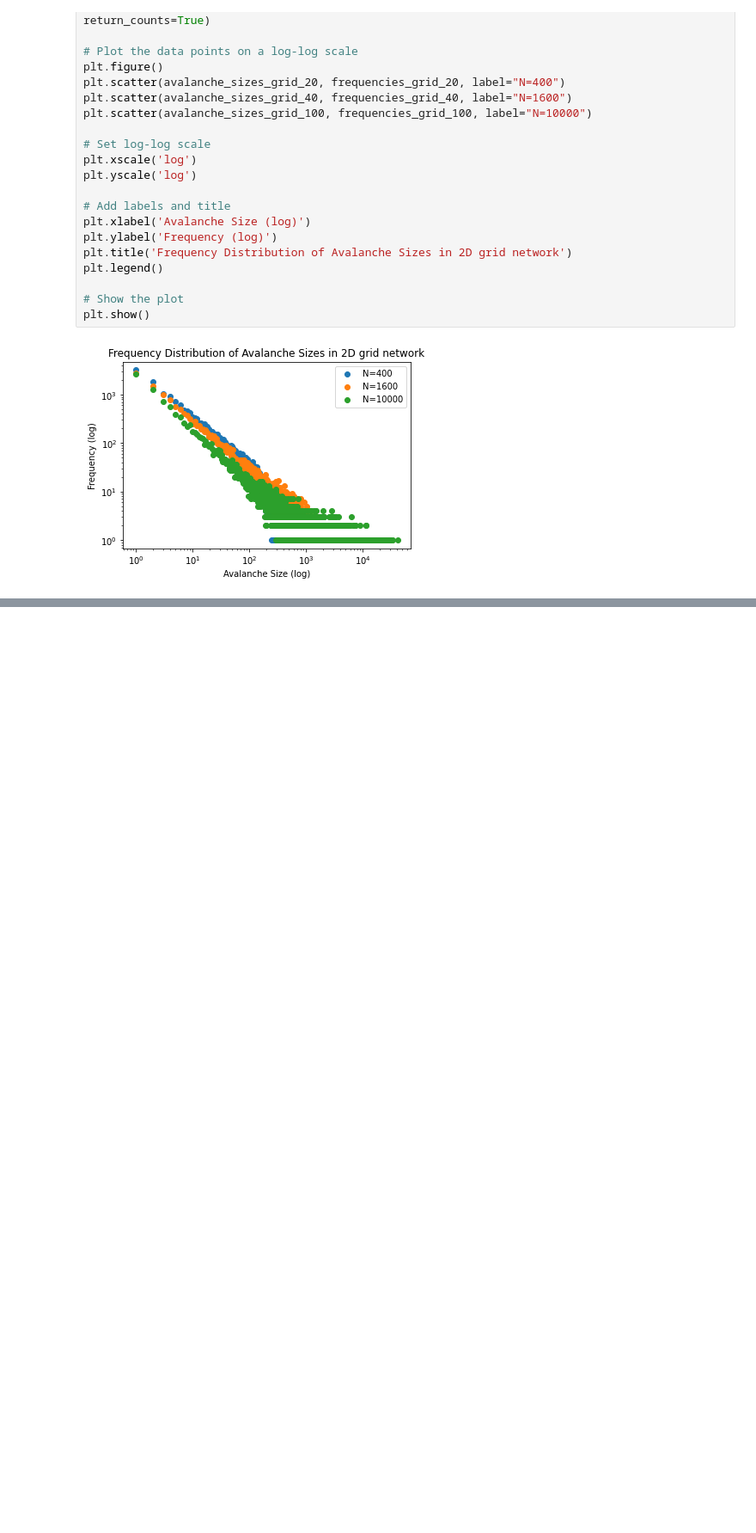
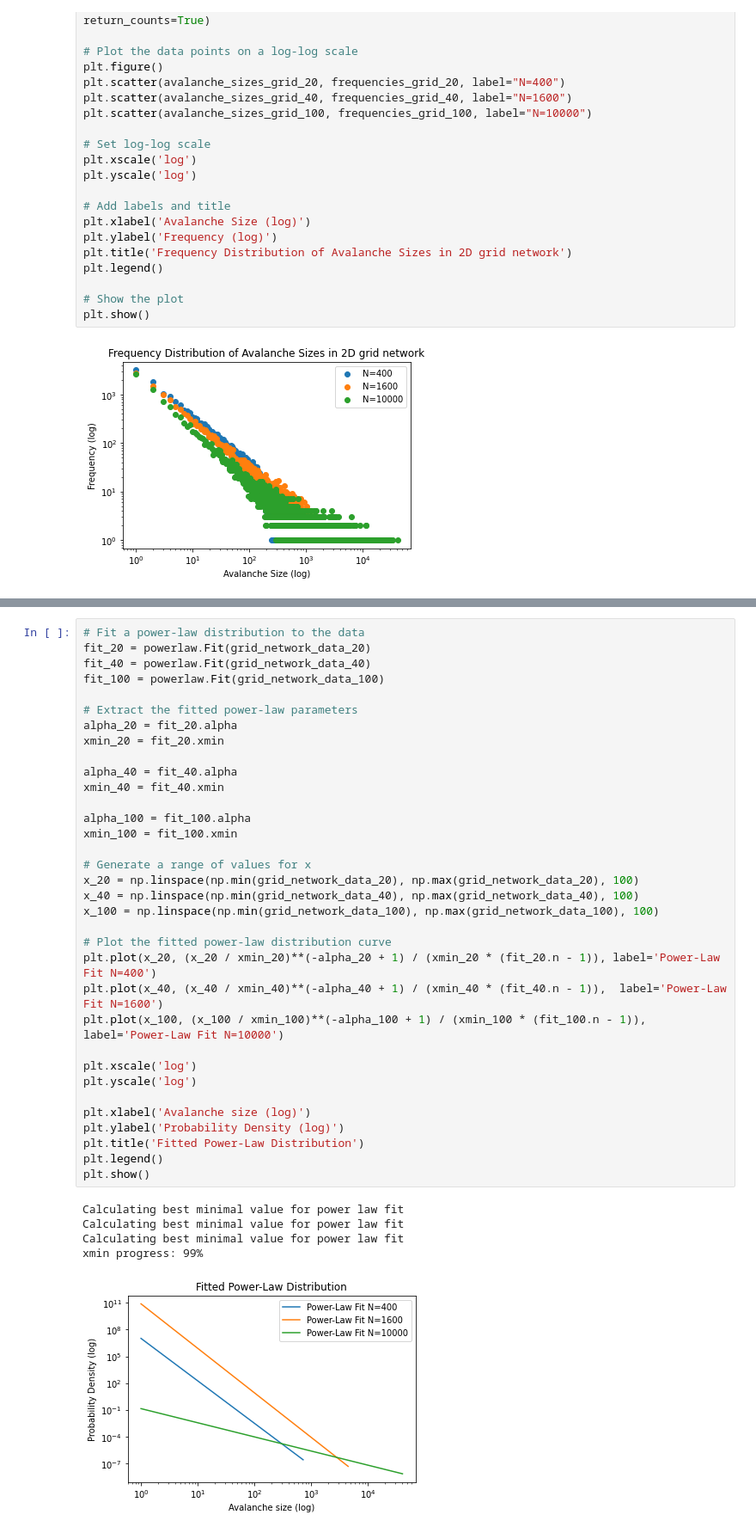
Before and after one commit to rkoevoets/complex-system-simulation, a Jupyter notebook: 2d grid network.ipynb, the cells around one changed output, grey strips where cells are left out. Shown: that part at 86% size. Saved outputs shown, nothing was run; the diff lists cells and outputs as text; blank space fills up the shorter version.

```diff
--- a/2d grid network.ipynb
+++ b/2d grid network.ipynb
@@ -100,0 +138,40 @@ plt.show()
+# %%
+# Fit a power-law distribution to the data
+fit_20 = powerlaw.Fit(grid_network_data_20)
+fit_40 = powerlaw.Fit(grid_network_data_40)
+fit_100 = powerlaw.Fit(grid_network_data_100)
+
+# Extract the fitted power-law parameters
+alpha_20 = fit_20.alpha
+xmin_20 = fit_20.xmin
+
+alpha_40 = fit_40.alpha
+xmin_40 = fit_40.xmin
+
+alpha_100 = fit_100.alpha
+xmin_100 = fit_100.xmin
+
+# Generate a range of values for x
+x_20 = np.linspace(np.min(grid_network_data_20), np.max(grid_network_data_20), 100)
+x_40 = np.linspace(np.min(grid_network_data_40), np.max(grid_network_data_40), 100)
+x_100 = np.linspace(np.min(grid_network_data_100), np.max(grid_network_data_100), 100)
+
+# Plot the fitted power-law distribution curve
+plt.plot(x_20, (x_20 / xmin_20)**(-alpha_20 + 1) / (xmin_20 * (fit_20.n - 1)), label='Power-Law Fit N=400')
+plt.plot(x_40, (x_40 / xmin_40)**(-alpha_40 + 1) / (xmin_40 * (fit_40.n - 1)),  label='Power-Law Fit N=1600')
+plt.plot(x_100, (x_100 / xmin_100)**(-alpha_100 + 1) / (xmin_100 * (fit_100.n - 1)), label='Power-Law Fit N=10000')
+
+plt.xscale('log')
+plt.yscale('log')
+
+plt.xlabel('Avalanche size (log)')
+plt.ylabel('Probability Density (log)')
+plt.title('Fitted Power-Law Distribution')
+plt.legend()
+plt.show()
+# %% [output]
+Calculating best minimal value for power law fit
+Calculating best minimal value for power law fit
+Calculating best minimal value for power law fit
+xmin progress: 99%
+[figure, added]
```
Also changed, not shown: parts of 11 cells of this notebook.
